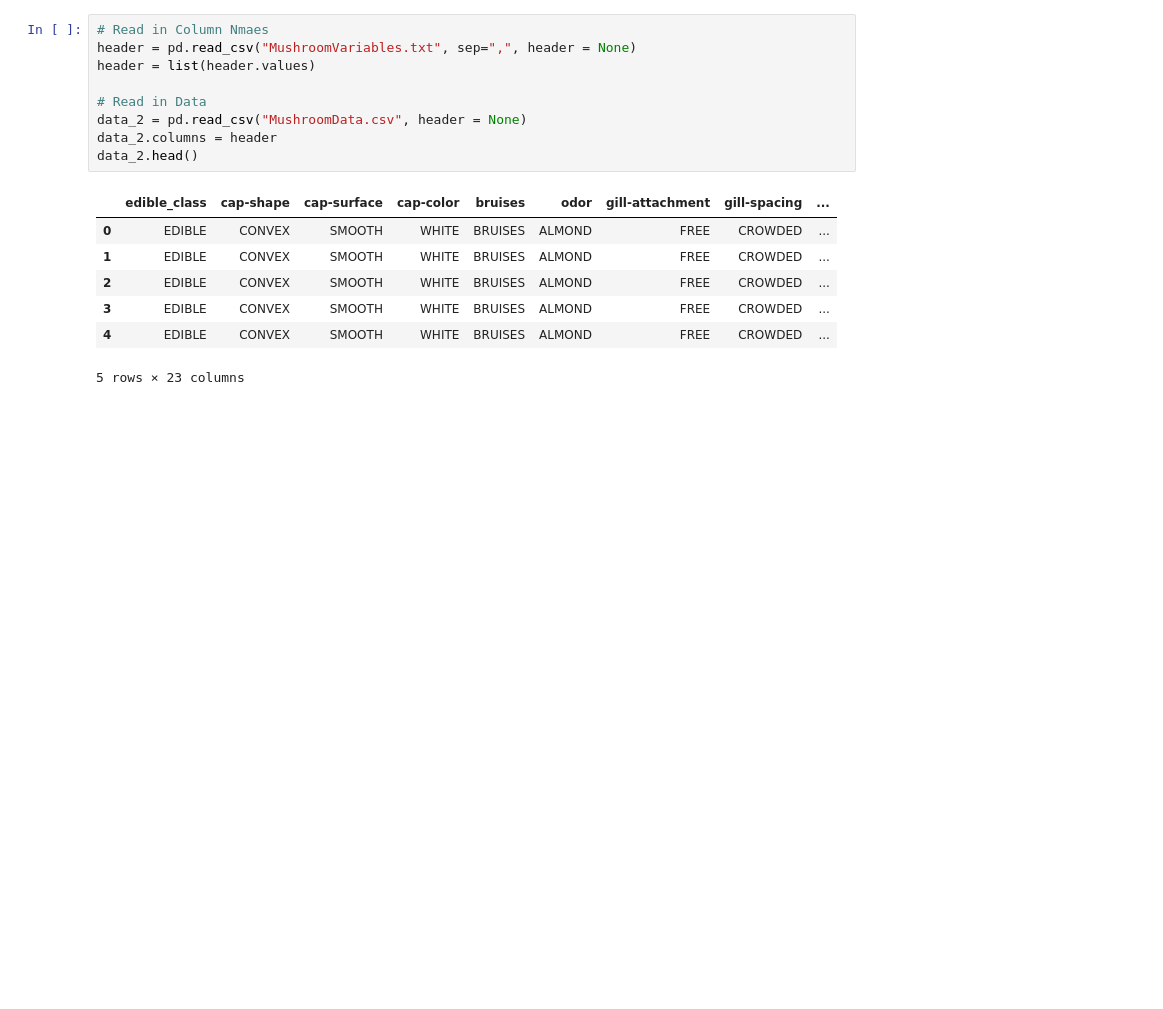
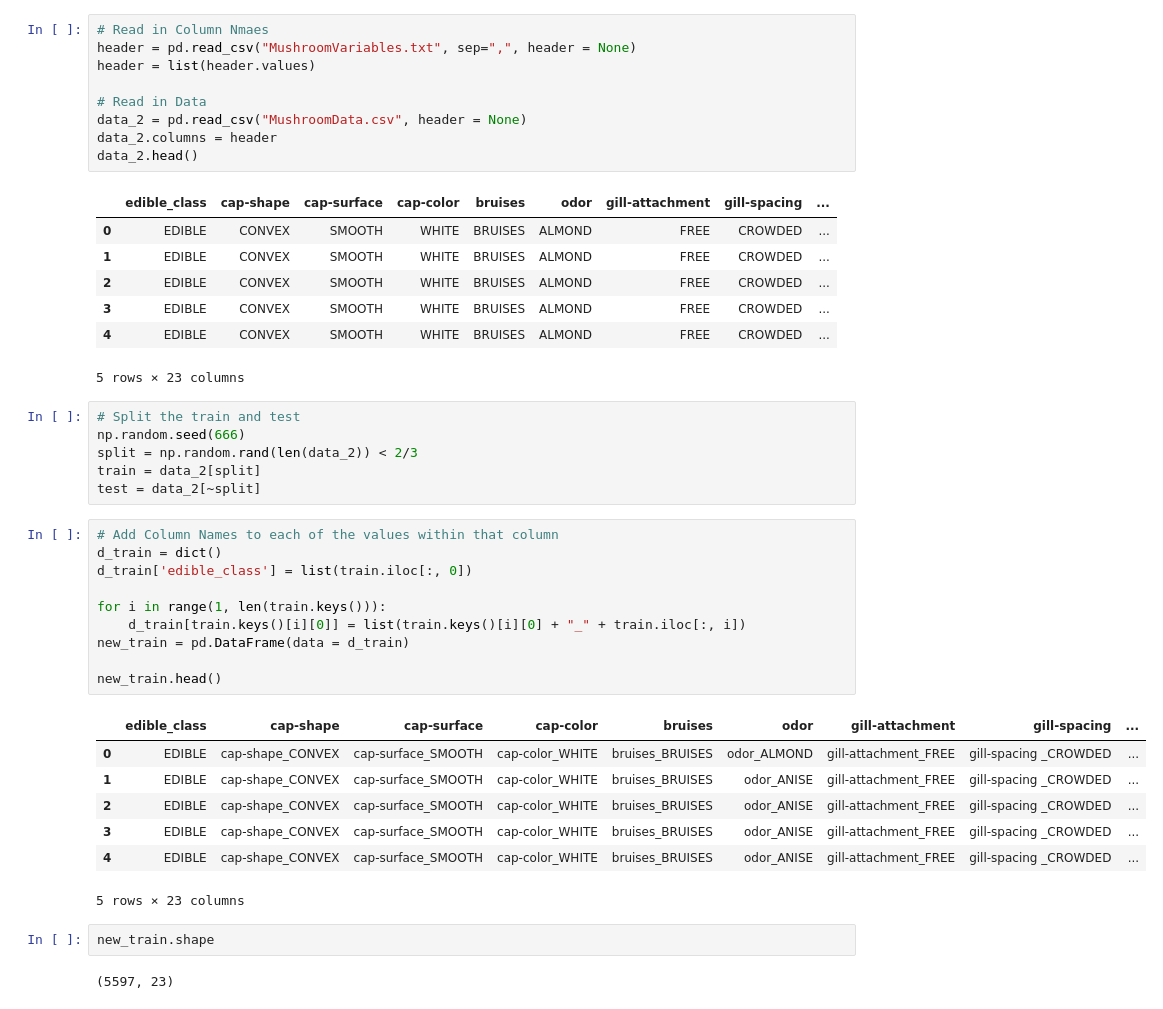
Before and after one commit to congxinxu0116/UVA, a Jupyter notebook: DS 6014/Homework 2 Bayes Optimal Classifier.ipynb, the cells around one changed output. Saved outputs shown, nothing was run; the diff lists cells and outputs as text; blank space fills up the shorter version.

```diff
--- a/DS 6014/Homework 2 Bayes Optimal Classifier.ipynb
+++ b/DS 6014/Homework 2 Bayes Optimal Classifier.ipynb
@@ -431,3 +431,31 @@ data_2.head()
 | 3 | EDIBLE | CONVEX | SMOOTH | WHITE | BRUISES | ALMOND | FREE | CROWDED | ... |
 | 4 | EDIBLE | CONVEX | SMOOTH | WHITE | BRUISES | ALMOND | FREE | CROWDED | ... |
 5 rows × 23 columns
+# %%
+# Split the train and test
+np.random.seed(666)
+split = np.random.rand(len(data_2)) < 2/3
+train = data_2[split]
+test = data_2[~split]
+# %%
+# Add Column Names to each of the values within that column
+d_train = dict()
+d_train['edible_class'] = list(train.iloc[:, 0])
+
+for i in range(1, len(train.keys())):
+    d_train[train.keys()[i][0]] = list(train.keys()[i][0] + "_" + train.iloc[:, i])
+new_train = pd.DataFrame(data = d_train)
+
+new_train.head()
+# %% [output]
+|  | edible_class | cap-shape | cap-surface | cap-color | bruises | odor | gill-attachment | gill-spacing | ... |
+| 0 | EDIBLE | cap-shape_CONVEX | cap-surface_SMOOTH | cap-color_WHITE | bruises_BRUISES | odor_ALMOND | gill-attachment_FREE | gill-spacing _CROWDED | ... |
+| 1 | EDIBLE | cap-shape_CONVEX | cap-surface_SMOOTH | cap-color_WHITE | bruises_BRUISES | odor_ANISE | gill-attachment_FREE | gill-spacing _CROWDED | ... |
+| 2 | EDIBLE | cap-shape_CONVEX | cap-surface_SMOOTH | cap-color_WHITE | bruises_BRUISES | odor_ANISE | gill-attachment_FREE | gill-spacing _CROWDED | ... |
+| 3 | EDIBLE | cap-shape_CONVEX | cap-surface_SMOOTH | cap-color_WHITE | bruises_BRUISES | odor_ANISE | gill-attachment_FREE | gill-spacing _CROWDED | ... |
+| 4 | EDIBLE | cap-shape_CONVEX | cap-surface_SMOOTH | cap-color_WHITE | bruises_BRUISES | odor_ANISE | gill-attachment_FREE | gill-spacing _CROWDED | ... |
+5 rows × 23 columns
+# %%
+new_train.shape
+# %% [output]
+(5597, 23)
```
Also changed, not shown: parts of 10 cells of this notebook, 1 other file.
